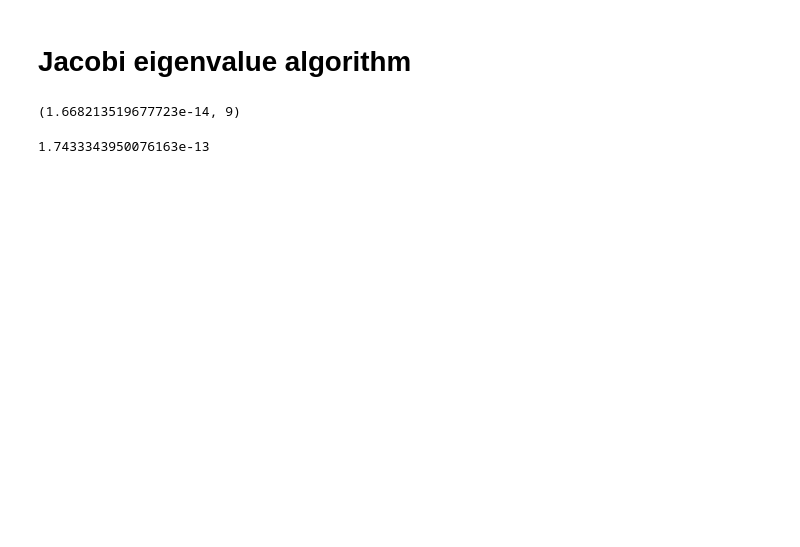
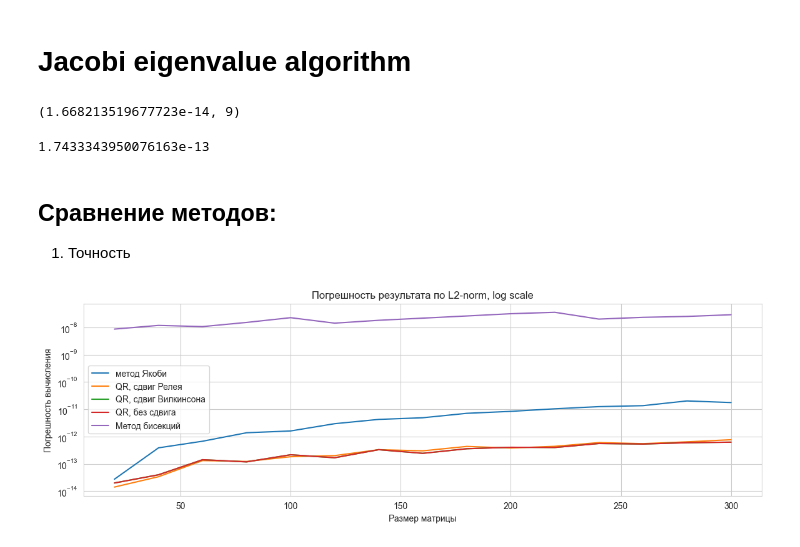
Before and after one commit to ShaeNaZar/AIM-numerical-linalg-project-1, a Jupyter notebook: main.ipynb, the cells around one changed output. Drawn from its saved outputs; the diff is of its cells as text; code cells hidden in the pictures; blank space fills up the shorter version.

```diff
--- a/main.ipynb
+++ b/main.ipynb
@@ -211,3 +216,33 @@ off, num_cycles
 np.linalg.norm(np.sort(np.diag(D)) - np.sort(my_eigvals))
 # %% [output]
 1.7433343950076163e-13
+# %% [markdown]
+## Сравнение методов:
+
+1. Точность
+# %%
+import time
+import numpy as np
+import matplotlib.pyplot as plt
+import matplotlib as mpl
+import seaborn as sns
+
+import src.shur_decomposition as shd
+import src.Jacobi_eig_algorithm as jcb
+import src.bisection as bsc
+
+mpl.rcParams['legend.title_fontsize'] = 10
+mpl.rcParams['legend.fontsize'] = 10
+
+
+
+font = {'size'   : 10}
+
+mpl.rc('font', **font)
+sns.set_style("whitegrid")
+# %%
+def values_comparation(vec1, vec2, method=np.linalg.norm):
+    vec1 =  np.sort(np.abs(vec1))
+    vec2 = np.sort(np.abs(vec2))
+
+    return method(vec1 - vec2)
@@ -213,0 +299,20 @@ np.linalg.norm(np.sort(np.diag(D)) - np.sort(my_eigvals))
+# %%
+plt.figure(figsize=[14, 4])
+
+plt.title("Погрешность результата по L2-norm, log scale")
+
+plt.plot(steps, prec_jcb, label="метод Якоби")
+plt.plot(steps, prec_rail, label="QR, сдвиг Релея")
+plt.plot(steps, prec_wilk, label="QR, сдвиг Вилкинсона")
+plt.plot(steps, prec_wilk, label="QR, без сдвига")
+plt.plot(steps, prec_bsc, label="Метод бисекций")
+
+
+plt.xlabel("Размер матрицы")
+plt.ylabel("Погрешность вычисления")
+
+plt.yscale("log")
+plt.legend()
+plt.show()
+# %% [output]
+[figure, added]
```
Also changed, not shown: parts of 22 cells of this notebook, 2 other files.
